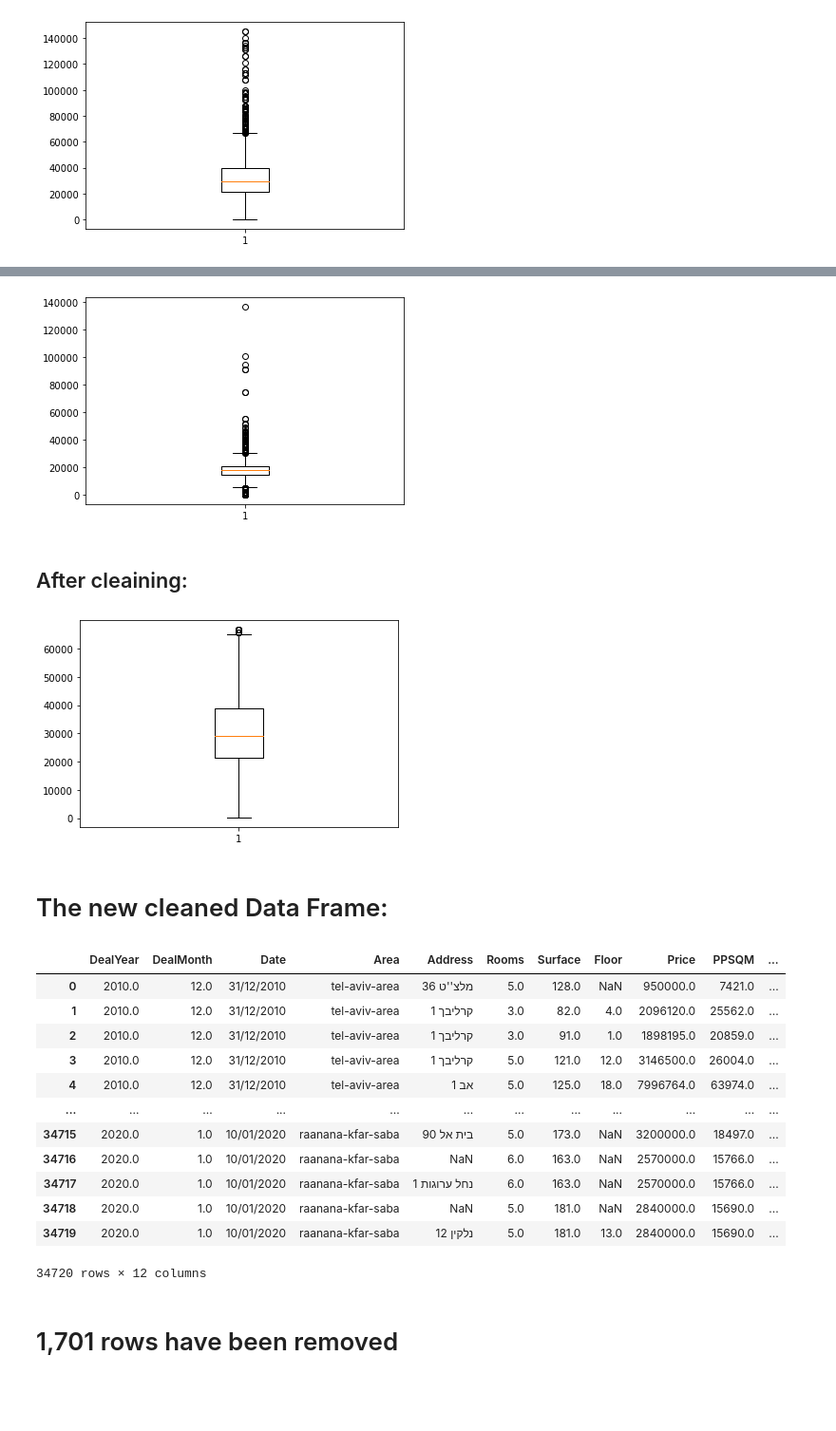
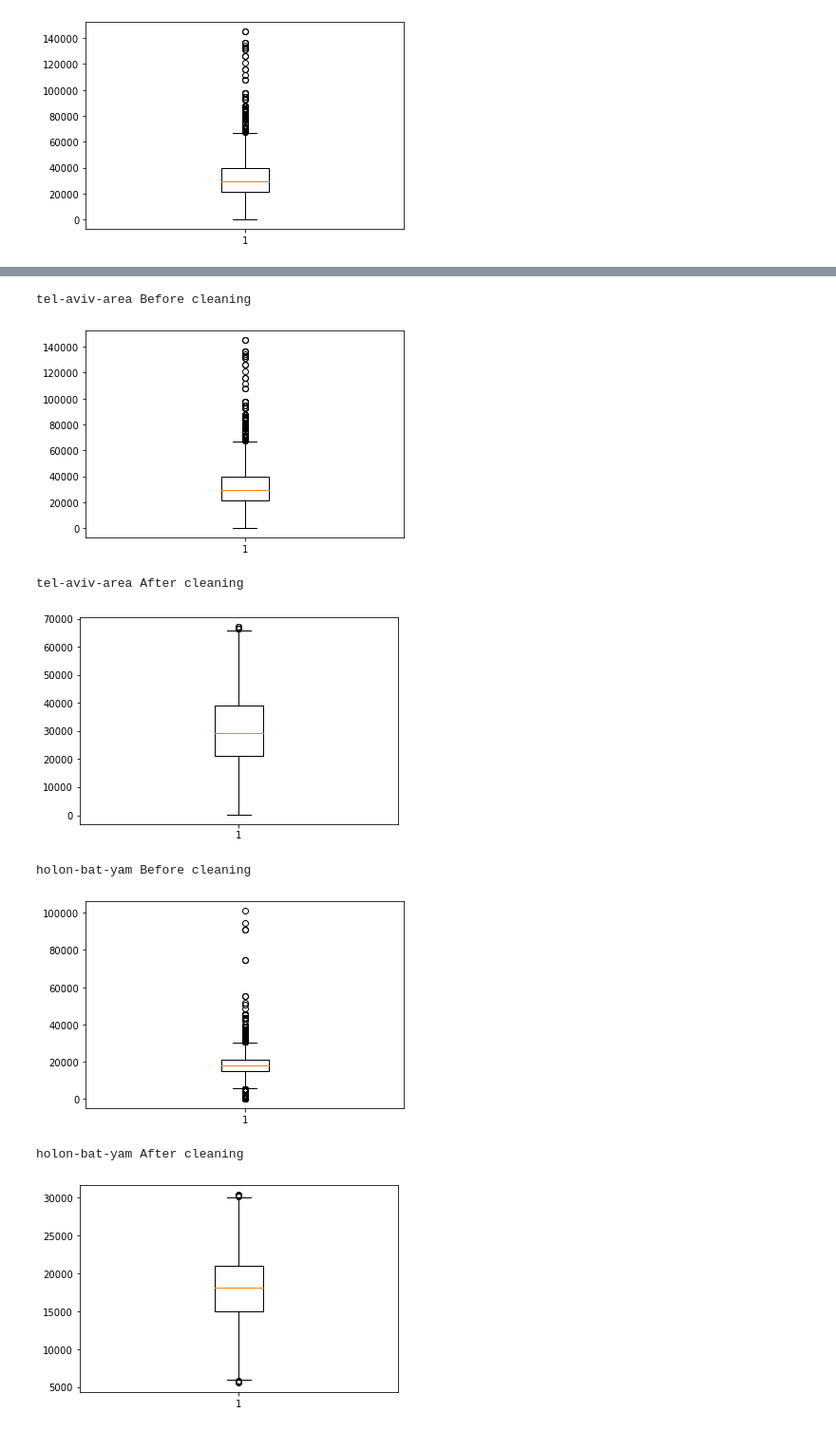
Before and after one commit to YuvalBerkovichCS/Data-Science-Project, a Jupyter notebook: Cleaning Data.ipynb, the cells around one changed output, grey strips where cells are left out. Shown at 95% size. Drawn from its saved outputs; the diff is of its cells as text; code cells hidden in the pictures; blank space fills up the shorter version.

```diff
--- a/Cleaning Data.ipynb
+++ b/Cleaning Data.ipynb
@@ -135,33 +137,20 @@ plt.show()
-# %%
-plt.boxplot(df_dirty.loc[df_dirty['Area'] == 'holon-bat-yam']['PPSQM'])
-plt.show()
-# %% [output]
-[figure, removed]
-# %% [markdown]
-## After cleaining:
-# %%
-df_test = df_clean.loc[df_clean['Area'] == 'tel-aviv-area']['PPSQM']
-plt.boxplot(df_test)
-plt.show()
-# %% [output]
-[figure, removed]
-# %% [markdown]
-# The new cleaned Data Frame:
-# %%
-df_clean
-# %% [output]
-|  | DealYear | DealMonth | Date | Area | Address | Rooms | Surface | Floor | Price | PPSQM | ... |
-| 0 | 2010.0 | 12.0 | 31/12/2010 | tel-aviv-area | מלצ''ט 36 | 5.0 | 128.0 | NaN | 950000.0 | 7421.0 | ... |
-| 1 | 2010.0 | 12.0 | 31/12/2010 | tel-aviv-area | קרליבך 1 | 3.0 | 82.0 | 4.0 | 2096120.0 | 25562.0 | ... |
-| 2 | 2010.0 | 12.0 | 31/12/2010 | tel-aviv-area | קרליבך 1 | 3.0 | 91.0 | 1.0 | 1898195.0 | 20859.0 | ... |
-| 3 | 2010.0 | 12.0 | 31/12/2010 | tel-aviv-area | קרליבך 1 | 5.0 | 121.0 | 12.0 | 3146500.0 | 26004.0 | ... |
-| 4 | 2010.0 | 12.0 | 31/12/2010 | tel-aviv-area | אב 1 | 5.0 | 125.0 | 18.0 | 7996764.0 | 63974.0 | ... |
-| ... | ... | ... | ... | ... | ... | ... | ... | ... | ... | ... | ... |
-| 34715 | 2020.0 | 1.0 | 10/01/2020 | raanana-kfar-saba | בית אל 90 | 5.0 | 173.0 | NaN | 3200000.0 | 18497.0 | ... |
-| 34716 | 2020.0 | 1.0 | 10/01/2020 | raanana-kfar-saba | NaN | 6.0 | 163.0 | NaN | 2570000.0 | 15766.0 | ... |
-| 34717 | 2020.0 | 1.0 | 10/01/2020 | raanana-kfar-saba | נחל ערוגות 1 | 6.0 | 163.0 | NaN | 2570000.0 | 15766.0 | ... |
-| 34718 | 2020.0 | 1.0 | 10/01/2020 | raanana-kfar-saba | NaN | 5.0 | 181.0 | NaN | 2840000.0 | 15690.0 | ... |
-| 34719 | 2020.0 | 1.0 | 10/01/2020 | raanana-kfar-saba | נלקין 12 | 5.0 | 181.0 | 13.0 | 2840000.0 | 15690.0 | ... |
-34720 rows × 12 columns
-# %% [markdown]
-# 1,701 rows have been removed
+# %%
+areasList = ['tel-aviv-area','holon-bat-yam','ramat-gan-givatayim','ramat-hasharon-herzliya','rishon-lezion-area',
+                 'ness-ziona-rehovot','ramla-lod','petah-tikva-area','hod-hasharon-area','raanana-kfar-saba']
+
+for area in areasList:
+    print(area,'Before cleaning')
+    plt.boxplot(df_dirty.loc[df_dirty['Area'] == area]['PPSQM'])
+    plt.show()
+    print(area,'After cleaning')
+    plt.boxplot(df_clean.loc[df_clean['Area'] == area]['PPSQM'])
+    plt.show()
+# %% [output]
+tel-aviv-area Before cleaning
+[figure, added]
+tel-aviv-area After cleaning
+[figure, added]
+holon-bat-yam Before cleaning
+[figure, added]
+holon-bat-yam After cleaning
+[figure, added]
```
Also changed, not shown: parts of 19 cells of this notebook.
